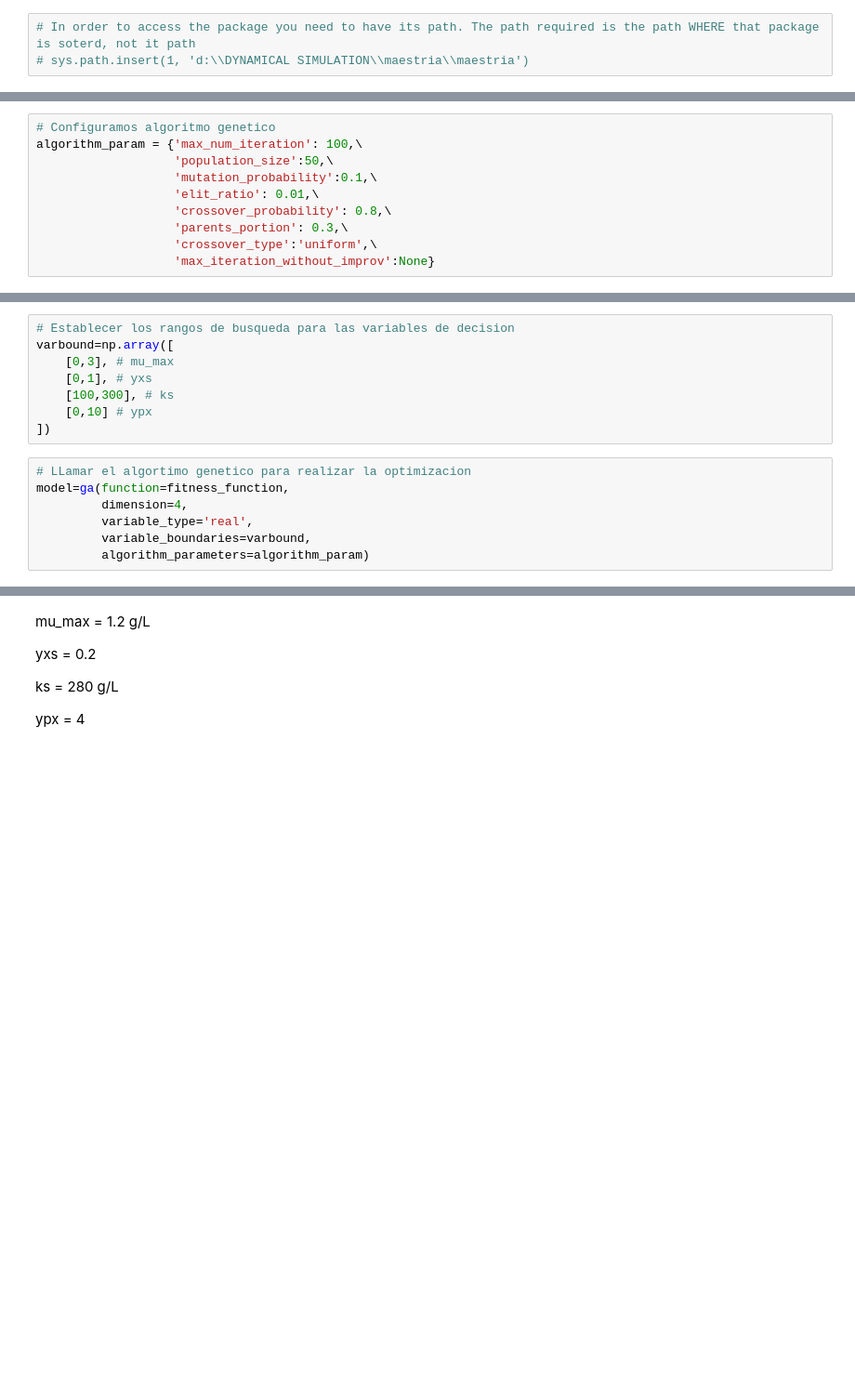
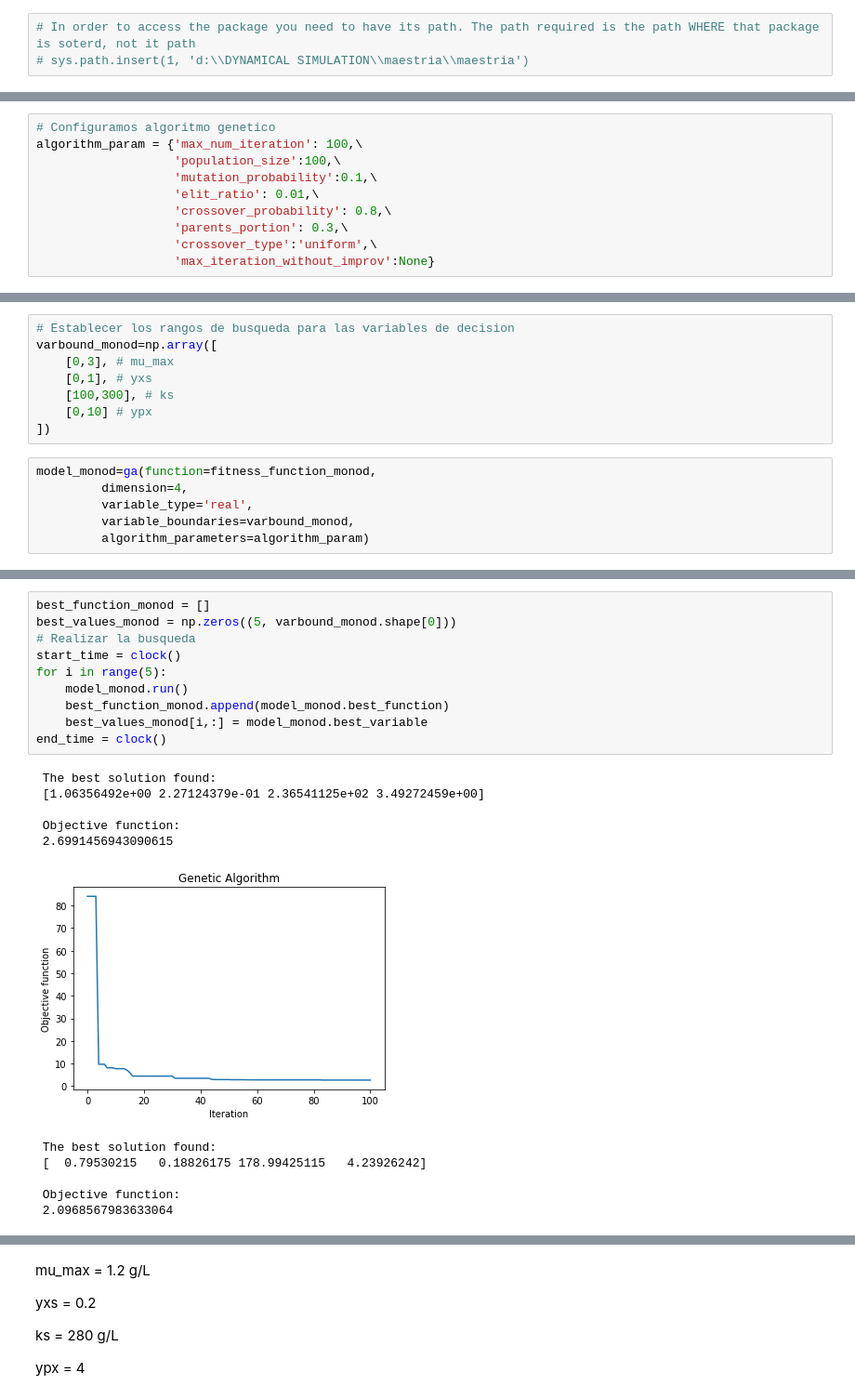
Before and after one commit to juanmggb/maestria, a Jupyter notebook: parameter_estimation/parameter_estimation.ipynb, the cells around one changed output, grey strips where cells are left out. Shown at 93% size. Drawn from its saved outputs; the diff is of its cells as text; blank space fills up the shorter version.

```diff
--- a/parameter_estimation/parameter_estimation.ipynb
+++ b/parameter_estimation/parameter_estimation.ipynb
@@ -51,0 +44,10 @@ ypx = 4
+# %%
+# Configuramos algoritmo genetico
+algorithm_param = {'max_num_iteration': 100,\
+                   'population_size':100,\
+                   'mutation_probability':0.1,\
+                   'elit_ratio': 0.01,\
+                   'crossover_probability': 0.8,\
+                   'parents_portion': 0.3,\
+                   'crossover_type':'uniform',\
+                   'max_iteration_without_improv':None}
@@ -107,10 +139,0 @@ fitness_function([mu_max, yxs, ks, ypx])
-# %%
-# Configuramos algoritmo genetico
-algorithm_param = {'max_num_iteration': 100,\
-                   'population_size':50,\
-                   'mutation_probability':0.1,\
-                   'elit_ratio': 0.01,\
-                   'crossover_probability': 0.8,\
-                   'parents_portion': 0.3,\
-                   'crossover_type':'uniform',\
-                   'max_iteration_without_improv':None}
@@ -117,15 +146,14 @@ algorithm_param = {'max_num_iteration': 100,\
 # %%
 # Establecer los rangos de busqueda para las variables de decision
-varbound=np.array([
+varbound_monod=np.array([
     [0,3], # mu_max
     [0,1], # yxs
     [100,300], # ks
     [0,10] # ypx
 ])
 # %%
-# LLamar el algortimo genetico para realizar la optimizacion
-model=ga(function=fitness_function,
+model_monod=ga(function=fitness_function_monod,
          dimension=4,
          variable_type='real',
-         variable_boundaries=varbound,
+         variable_boundaries=varbound_monod,
          algorithm_parameters=algorithm_param)
@@ -143,0 +160,22 @@ end_time = clock()
+# %%
+best_function_monod = []
+best_values_monod = np.zeros((5, varbound_monod.shape[0]))
+# Realizar la busqueda
+start_time = clock()
+for i in range(5):
+    model_monod.run()
+    best_function_monod.append(model_monod.best_function)
+    best_values_monod[i,:] = model_monod.best_variable
+end_time = clock()
+# %% [output]
+ The best solution found:
+ [1.06356492e+00 2.27124379e-01 2.36541125e+02 3.49272459e+00]
+
+ Objective function:
+ 2.6991456943090615
+[figure, added]
+ The best solution found:
+ [  0.79530215   0.18826175 178.99425115   4.23926242]
+
+ Objective function:
+ 2.0968567983633064
```
Also changed, not shown: parts of 46 cells of this notebook.
